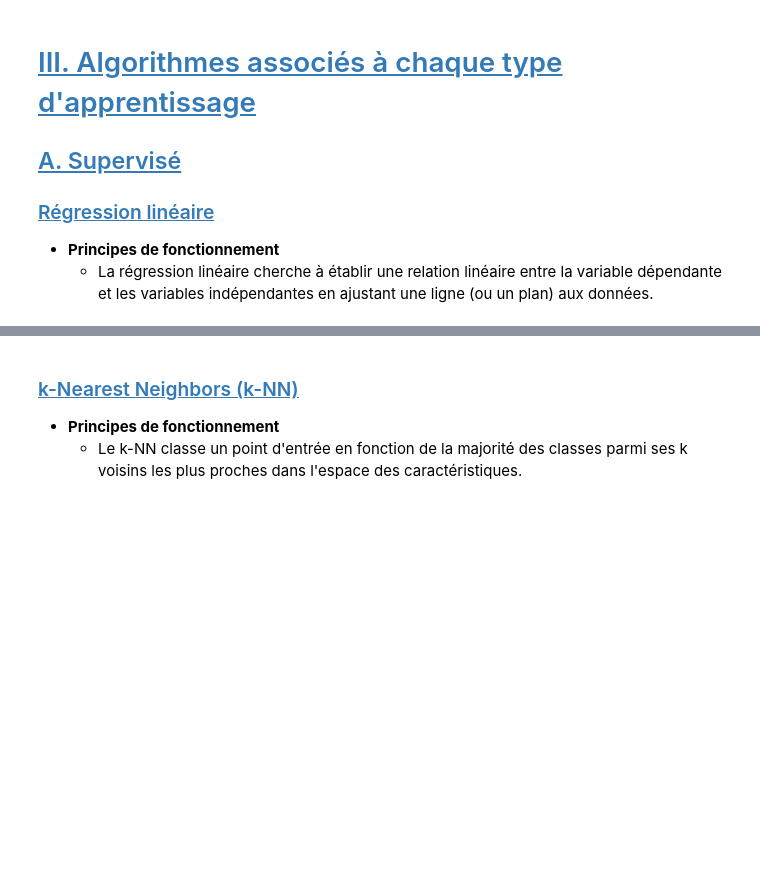
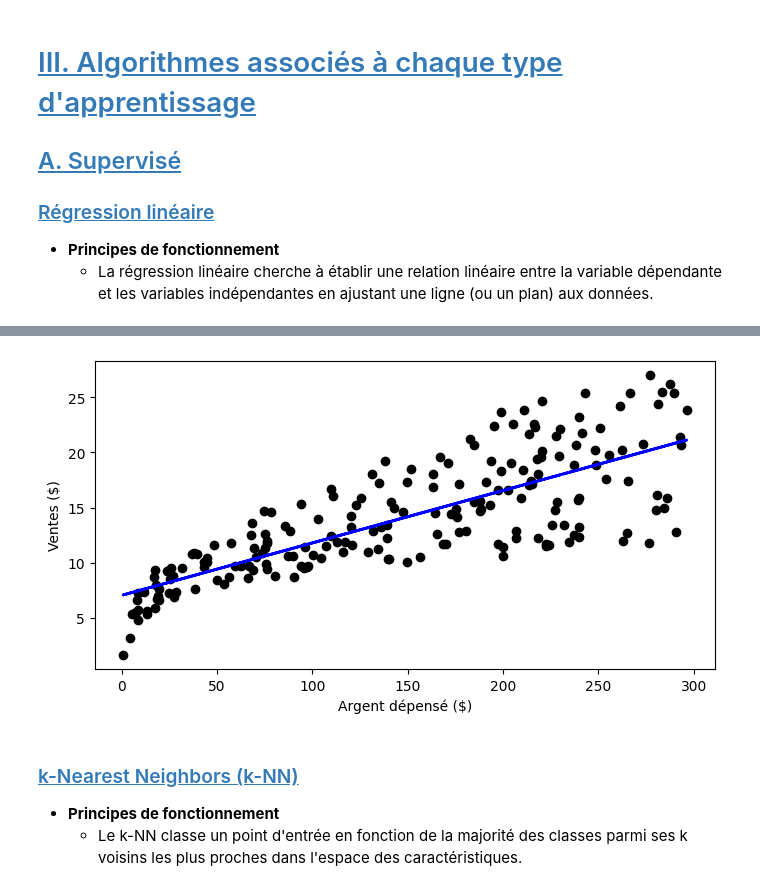
Before and after one commit to MatheoKatbie/ML-Project, a Jupyter notebook: machine-learning.ipynb, the cells around one changed output, grey strips where cells are left out. Cells and saved outputs as stored; diff of their text form; code cells hidden in the pictures; blank space fills up the shorter version.

```diff
--- a/machine-learning.ipynb
+++ b/machine-learning.ipynb
@@ -148,3 +162,14 @@ La création de modèles est au cœur du machine learning. Ces modèles sont des
+# %%
+# Visualisation du résultat
+predictions = reg.predict(X)
+plt.figure(figsize=(8, 4))
+plt.scatter(data['TV'],data['sales'],c='black')
+plt.plot(data['TV'],predictions,c='blue',linewidth=2)
+plt.xlabel("Argent dépensé ($)")
+plt.ylabel("Ventes ($)")
+plt.show()
+# %% [output]
+[figure, added]
 # %% [markdown]
 ### <a id='toc3_1_3_'></a>[k-Nearest Neighbors (k-NN)](#toc0_)
    - **Principes de fonctionnement**
```
Also changed, not shown: parts of 16 cells of this notebook, 4 other files.
